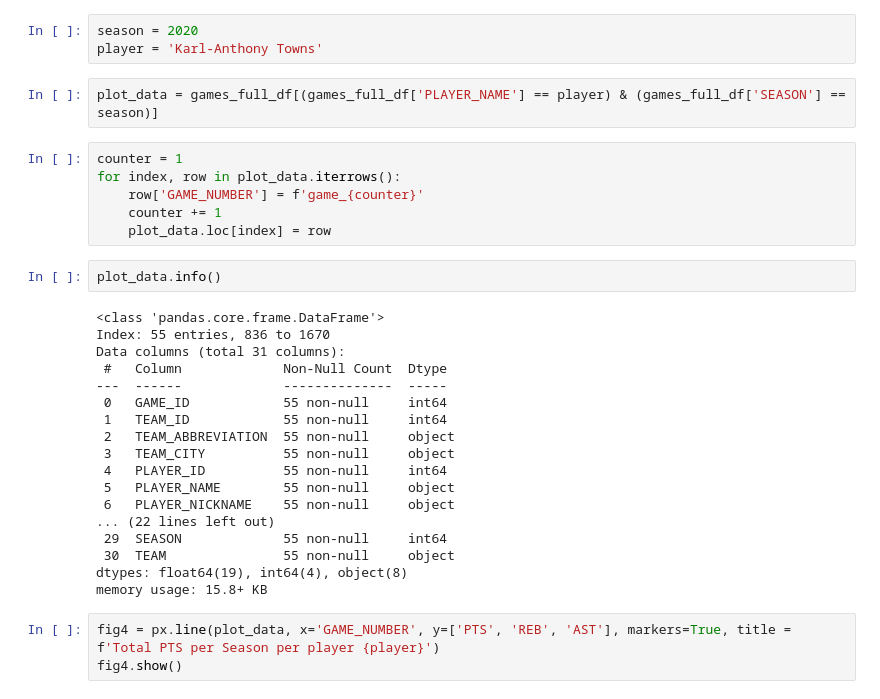
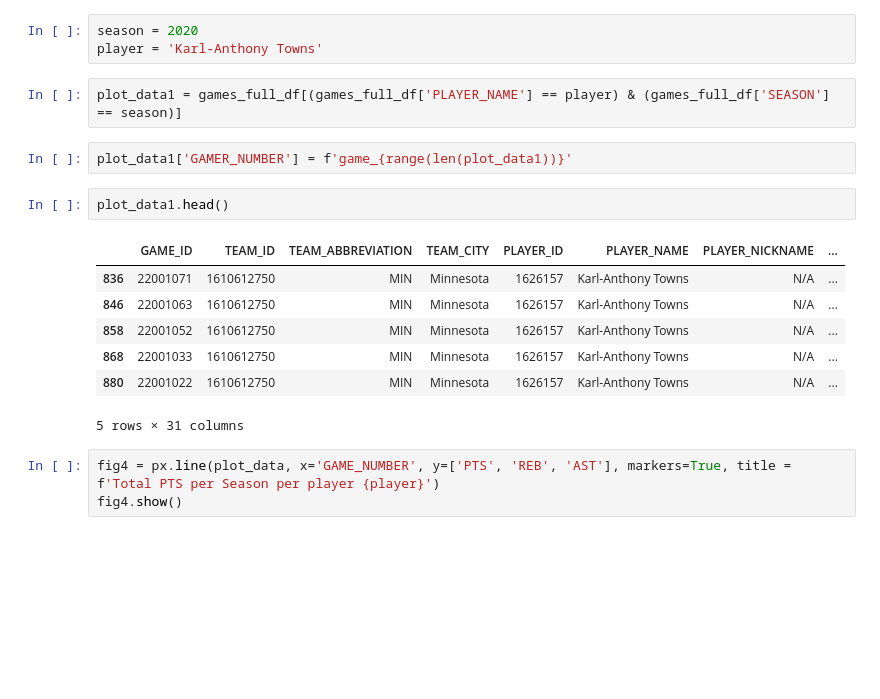
Before and after one commit to matteoForoni/nba-scouting-stats, a Jupyter notebook: nba-scouting-stats.ipynb, the cells around one changed output. Saved outputs shown, nothing was run; the diff lists cells and outputs as text; blank space fills up the shorter version.

```diff
--- a/nba-scouting-stats.ipynb
+++ b/nba-scouting-stats.ipynb
@@ -943,33 +943,19 @@ fig4.show()
 season = 2020
 player = 'Karl-Anthony Towns'
 # %%
-plot_data = games_full_df[(games_full_df['PLAYER_NAME'] == player) & (games_full_df['SEASON'] == season)]
+plot_data1 = games_full_df[(games_full_df['PLAYER_NAME'] == player) & (games_full_df['SEASON'] == season)]
-# %%
-counter = 1
-for index, row in plot_data.iterrows():
-    row['GAME_NUMBER'] = f'game_{counter}'
-    counter += 1
-    plot_data.loc[index] = row
-# %%
-plot_data.info()
-# %% [output]
-<class 'pandas.core.frame.DataFrame'>
-Index: 55 entries, 836 to 1670
-Data columns (total 31 columns):
- #   Column             Non-Null Count  Dtype
----  ------             --------------  -----
- 0   GAME_ID            55 non-null     int64
- 1   TEAM_ID            55 non-null     int64
- 2   TEAM_ABBREVIATION  55 non-null     object
- 3   TEAM_CITY          55 non-null     object
- 4   PLAYER_ID          55 non-null     int64
- 5   PLAYER_NAME        55 non-null     object
- 6   PLAYER_NICKNAME    55 non-null     object
-... (22 lines left out)
- 29  SEASON             55 non-null     int64
- 30  TEAM               55 non-null     object
-dtypes: float64(19), int64(4), object(8)
-memory usage: 15.8+ KB
+# %%
+plot_data1['GAMER_NUMBER'] = f'game_{range(len(plot_data1))}'
+# %%
+plot_data1.head()
+# %% [output]
+|  | GAME_ID | TEAM_ID | TEAM_ABBREVIATION | TEAM_CITY | PLAYER_ID | PLAYER_NAME | PLAYER_NICKNAME | ... |
+| 836 | 22001071 | 1610612750 | MIN | Minnesota | 1626157 | Karl-Anthony Towns | N/A | ... |
+| 846 | 22001063 | 1610612750 | MIN | Minnesota | 1626157 | Karl-Anthony Towns | N/A | ... |
+| 858 | 22001052 | 1610612750 | MIN | Minnesota | 1626157 | Karl-Anthony Towns | N/A | ... |
+| 868 | 22001033 | 1610612750 | MIN | Minnesota | 1626157 | Karl-Anthony Towns | N/A | ... |
+| 880 | 22001022 | 1610612750 | MIN | Minnesota | 1626157 | Karl-Anthony Towns | N/A | ... |
+5 rows × 31 columns
 # %%
 fig4 = px.line(plot_data, x='GAME_NUMBER', y=['PTS', 'REB', 'AST'], markers=True, title = f'Total PTS per Season per player {player}')
 fig4.show()
```
